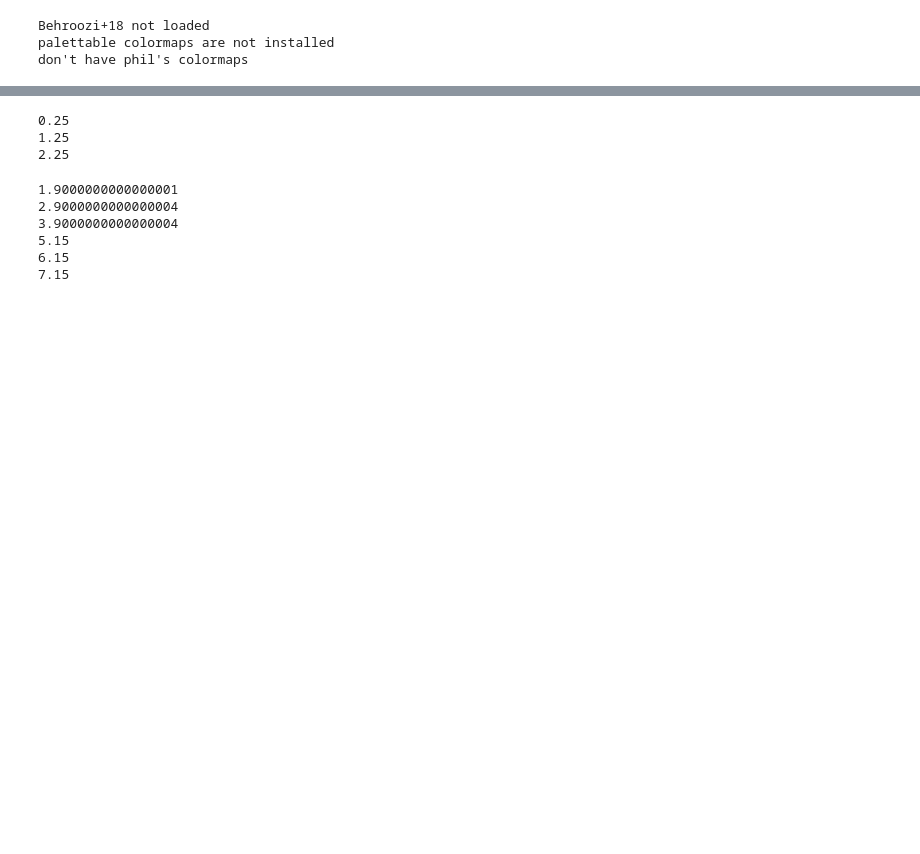
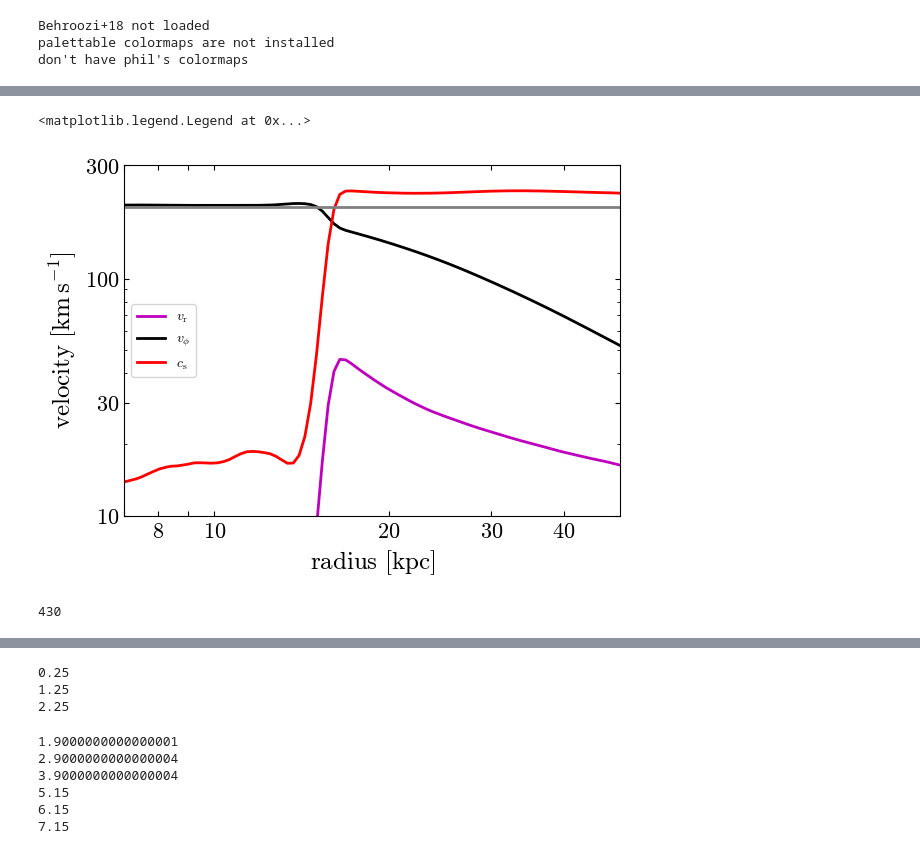
Before and after one commit to JonathanSternAstro/gizmo_analysis, a Jupyter notebook: ipynb/subsonic_solution/turbulence_analysis.ipynb, the cells around one changed output, grey strips where cells are left out. Saved outputs shown, nothing was run; the diff lists cells and outputs as text; code cells hidden in the pictures; blank space fills up the shorter version.

```diff
--- a/ipynb/subsonic_solution/turbulence_analysis.ipynb
+++ b/ipynb/subsonic_solution/turbulence_analysis.ipynb
@@ -25,3 +25,7 @@ CF_path = wd.basedir + '/../cooling_flow/pysrc'
 sys.path.append(CF_path)
 import cooling_flow as CF, HaloPotential as Halo
 %matplotlib inline
+# %%
+def smooth(arr,kernel_size = 30):
+    kernel = np.ones(kernel_size) / kernel_size
+    return np.convolve(arr, kernel, mode='same')
@@ -27,0 +86,32 @@ import cooling_flow as CF, HaloPotential as Halo
+# %%
+pl.figure()
+ax = pl.subplot(111)
+pl.subplots_adjust(bottom=0.15)
+for i_vel in range(1,4):
+    c='bmkr'[i_vel]
+    label = (r'$\sigma_{\rm turb}$',r'$v_{\rm r}$',
+         r'$v_{\phi}$', r'$c_{\rm s}$')[i_vel]
+    pl.plot(xs,10.**smooth(log(ys[i_vel]),3),label=label,lw=2,c=c)
+pl.axhline(vc.value,c='.5',lw=2)
+pl.loglog()
+pl.xlim(7,50)
+xticklocs = [5,6,7,8,9,10,20,30,40]
+ax.xaxis.set_major_formatter(ticker.FixedFormatter([('',r'$%d$'%x)[x in (6,8,10,20,30,40)] for x in xticklocs]))
+ax.xaxis.set_major_locator(ticker.FixedLocator(xticklocs))
+ax.xaxis.set_tick_params(labelsize=16)
+yticklocs = [10,30,100,300]
+ax.yaxis.set_major_formatter(ticker.FixedFormatter([r'$%d$'%x for x in yticklocs]))
+ax.yaxis.set_major_locator(ticker.FixedLocator(yticklocs))
+ax.yaxis.set_tick_params(labelsize=16)
+pl.ylim(10,300)
+pl.xlabel(r'${\rm radius}\ [{\rm kpc}]$',fontsize=18)
+pl.ylabel(r'${\rm velocity}\ [{\rm km}\,{\rm s}^{-1}]$',fontsize=18)
+pl.legend()
+#pl.savefig(figdir+'turb_analysis_%s.pdf'%simname)
+# %% [output]
+<matplotlib.legend.Legend at 0x...>
+[figure, added]
+# %%
+sim.Nsnapshots()
+# %% [output]
+430
```
Also changed, not shown: parts of 2 cells of this notebook, 5 other files.
